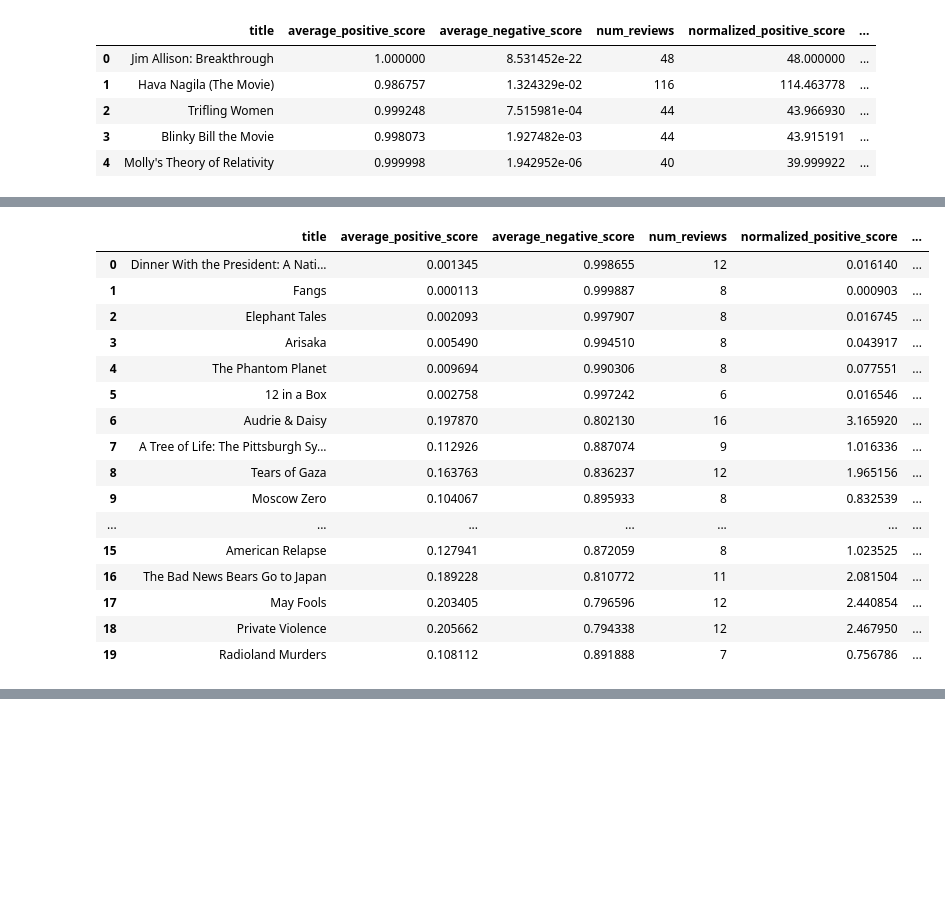
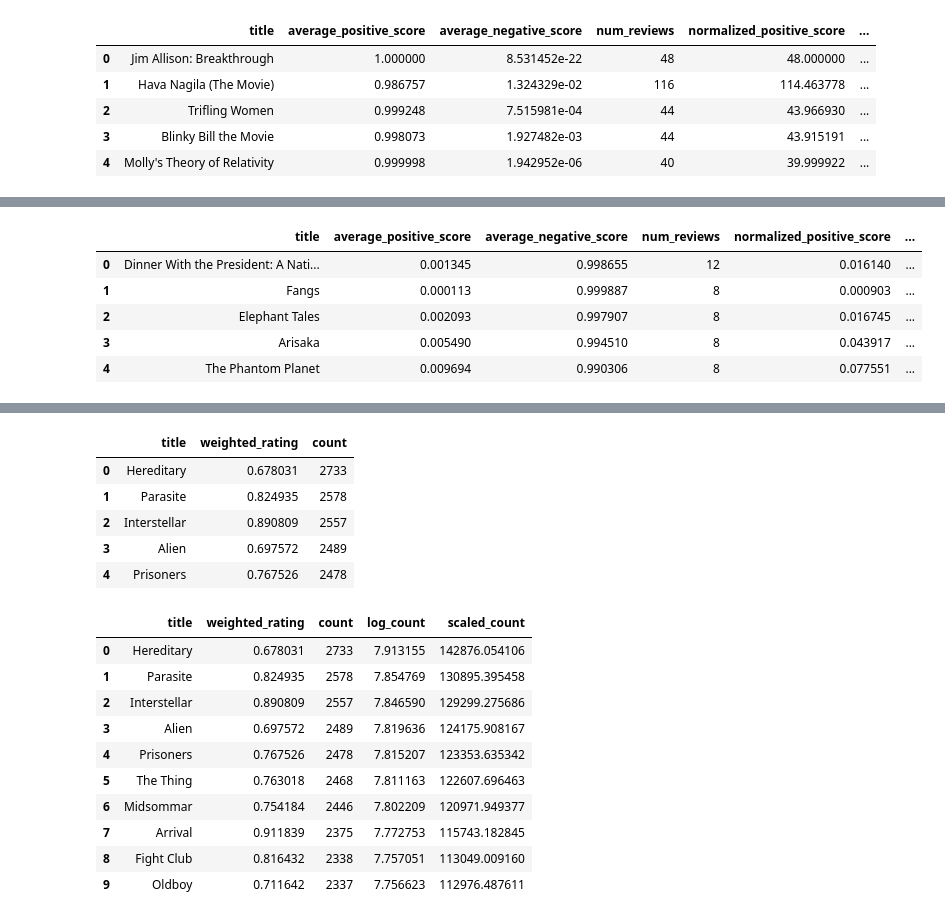
Before and after one commit to Sangeetha-238/BigData_Reddit_Analysis, a Jupyter notebook: code/nlp/visualizations.ipynb, the cells around one changed output, grey strips where cells are left out. Drawn from its saved outputs; the diff is of its cells as text; code cells hidden in the pictures; blank space fills up the shorter version.

```diff
--- a/code/nlp/visualizations.ipynb
+++ b/code/nlp/visualizations.ipynb
@@ -127,25 +129,14 @@ negative_movies = pd.read_csv('../../data/csv/20_negative_movieReviews.csv')
 # %%
 negative_movies['rating'] = negative_movies['weighted_rating']*100
 # %%
-negative_movies
+negative_movies.head()
 # %% [output]
 |  | title | average_positive_score | average_negative_score | num_reviews | normalized_positive_score | ... |
 | 0 | Dinner With the President: A Nati... | 0.001345 | 0.998655 | 12 | 0.016140 | ... |
 | 1 | Fangs | 0.000113 | 0.999887 | 8 | 0.000903 | ... |
 | 2 | Elephant Tales | 0.002093 | 0.997907 | 8 | 0.016745 | ... |
 | 3 | Arisaka | 0.005490 | 0.994510 | 8 | 0.043917 | ... |
 | 4 | The Phantom Planet | 0.009694 | 0.990306 | 8 | 0.077551 | ... |
-| 5 | 12 in a Box | 0.002758 | 0.997242 | 6 | 0.016546 | ... |
-| 6 | Audrie & Daisy | 0.197870 | 0.802130 | 16 | 3.165920 | ... |
-| 7 | A Tree of Life: The Pittsburgh Sy... | 0.112926 | 0.887074 | 9 | 1.016336 | ... |
-| 8 | Tears of Gaza | 0.163763 | 0.836237 | 12 | 1.965156 | ... |
-| 9 | Moscow Zero | 0.104067 | 0.895933 | 8 | 0.832539 | ... |
-| ... | ... | ... | ... | ... | ... | ... |
-| 15 | American Relapse | 0.127941 | 0.872059 | 8 | 1.023525 | ... |
-| 16 | The Bad News Bears Go to Japan | 0.189228 | 0.810772 | 11 | 2.081504 | ... |
-| 17 | May Fools | 0.203405 | 0.796596 | 12 | 2.440854 | ... |
-| 18 | Private Violence | 0.205662 | 0.794338 | 12 | 2.467950 | ... |
-| 19 | Radioland Murders | 0.108112 | 0.891888 | 7 | 0.756786 | ... |
 # %%
 # Creating the Altair bar chart
 chart_neg = alt.Chart(negative_movies).mark_bar(color = '#8B0000',opacity=0.5).encode(
@@ -174,0 +170,9 @@ chart_neg
+# %%
+suggested_df.head()
+# %% [output]
+|  | title | weighted_rating | count |
+| 0 | Hereditary | 0.678031 | 2733 |
+| 1 | Parasite | 0.824935 | 2578 |
+| 2 | Interstellar | 0.890809 | 2557 |
+| 3 | Alien | 0.697572 | 2489 |
+| 4 | Prisoners | 0.767526 | 2478 |
@@ -174,0 +182,14 @@ chart_neg
+# %%
+top_movies
+# %% [output]
+|  | title | weighted_rating | count | log_count | scaled_count |
+| 0 | Hereditary | 0.678031 | 2733 | 7.913155 | 142876.054106 |
+| 1 | Parasite | 0.824935 | 2578 | 7.854769 | 130895.395458 |
+| 2 | Interstellar | 0.890809 | 2557 | 7.846590 | 129299.275686 |
+| 3 | Alien | 0.697572 | 2489 | 7.819636 | 124175.908167 |
+| 4 | Prisoners | 0.767526 | 2478 | 7.815207 | 123353.635342 |
+| 5 | The Thing | 0.763018 | 2468 | 7.811163 | 122607.696463 |
+| 6 | Midsommar | 0.754184 | 2446 | 7.802209 | 120971.949377 |
+| 7 | Arrival | 0.911839 | 2375 | 7.772753 | 115743.182845 |
+| 8 | Fight Club | 0.816432 | 2338 | 7.757051 | 113049.009160 |
+| 9 | Oldboy | 0.711642 | 2337 | 7.756623 | 112976.487611 |
```
Also changed, not shown: parts of 5 cells of this notebook, 4 other files.
